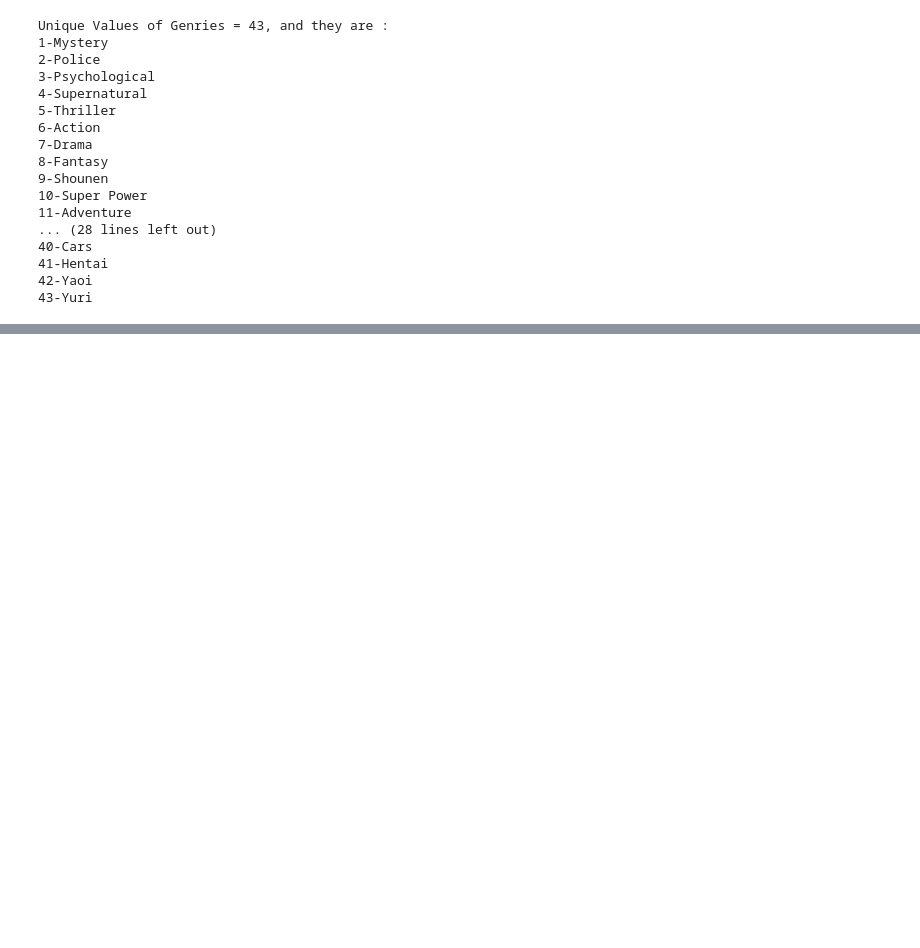
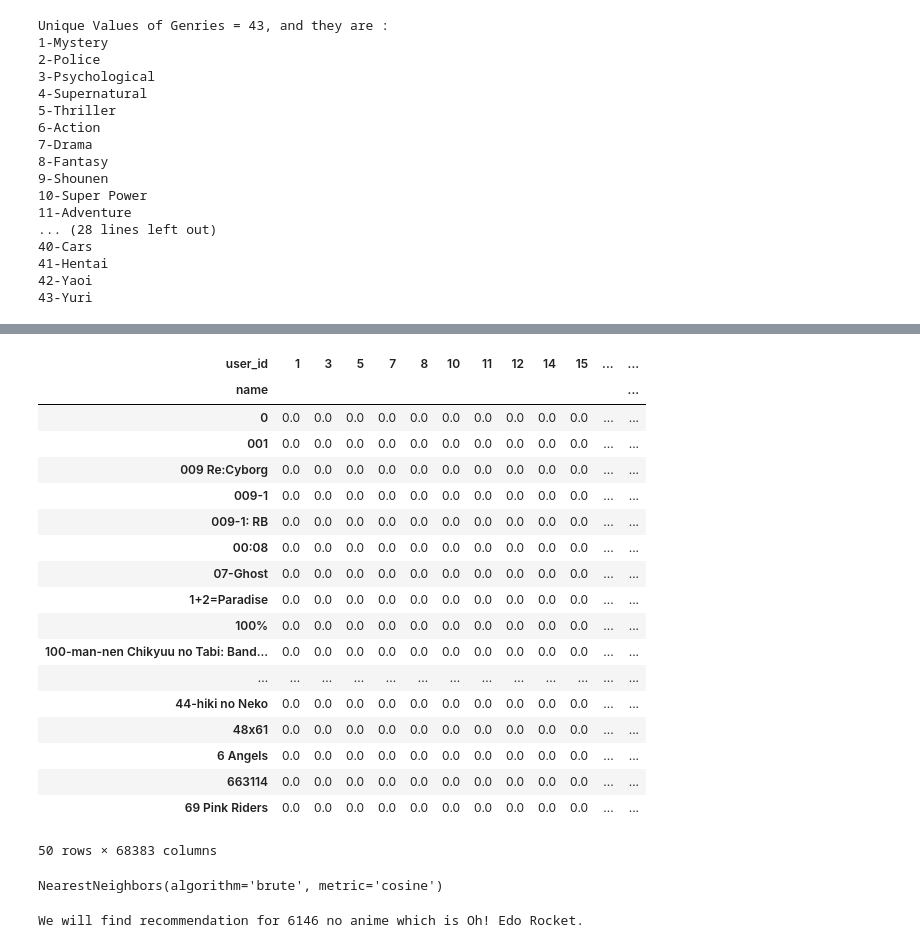
Before and after one commit to MahmoudEssam707/Data-Mining, a Jupyter notebook: Anime Recommendation System.ipynb, the cells around one changed output, grey strips where cells are left out. Drawn from its saved outputs; the diff is of its cells as text; code cells hidden in the pictures; blank space fills up the shorter version.

```diff
--- a/Anime Recommendation System.ipynb
+++ b/Anime Recommendation System.ipynb
@@ -263,2 +274,47 @@ plt.imshow(text);
 # %%
 X_train, X_test= train_test_split(Data, test_size=0.3, random_state=42)
+# %%
+User_Vs_Anime = pd.pivot_table(data=X_train,index="user_id",columns="name",values="Rate_of_user").T
+# %%
+User_Vs_Anime_dense = User_Vs_Anime.replace({np.nan:0})
+User_Vs_Anime_dense
+# %%
+MM = MinMaxScaler()
+User_Vs_Anime_dense_fit = MM.fit_transform(User_Vs_Anime_dense)
+User_Vs_Anime_dense_normalized = pd.DataFrame(User_Vs_Anime_dense_fit,
+                                                  columns=User_Vs_Anime.columns,
+                                                  index=User_Vs_Anime.index)
+# %%
+User_Vs_Anime_dense_normalized.head(50)
+# %% [output]
+| user_id | 1 | 3 | 5 | 7 | 8 | 10 | 11 | 12 | 14 | 15 | ... | ... |
+| name |  |  |  |  |  |  |  |  |  |  |  | ... |
+| 0 | 0.0 | 0.0 | 0.0 | 0.0 | 0.0 | 0.0 | 0.0 | 0.0 | 0.0 | 0.0 | ... | ... |
+| 001 | 0.0 | 0.0 | 0.0 | 0.0 | 0.0 | 0.0 | 0.0 | 0.0 | 0.0 | 0.0 | ... | ... |
+| 009 Re:Cyborg | 0.0 | 0.0 | 0.0 | 0.0 | 0.0 | 0.0 | 0.0 | 0.0 | 0.0 | 0.0 | ... | ... |
+| 009-1 | 0.0 | 0.0 | 0.0 | 0.0 | 0.0 | 0.0 | 0.0 | 0.0 | 0.0 | 0.0 | ... | ... |
+| 009-1: RB | 0.0 | 0.0 | 0.0 | 0.0 | 0.0 | 0.0 | 0.0 | 0.0 | 0.0 | 0.0 | ... | ... |
+| 00:08 | 0.0 | 0.0 | 0.0 | 0.0 | 0.0 | 0.0 | 0.0 | 0.0 | 0.0 | 0.0 | ... | ... |
+| 07-Ghost | 0.0 | 0.0 | 0.0 | 0.0 | 0.0 | 0.0 | 0.0 | 0.0 | 0.0 | 0.0 | ... | ... |
+| 1+2=Paradise | 0.0 | 0.0 | 0.0 | 0.0 | 0.0 | 0.0 | 0.0 | 0.0 | 0.0 | 0.0 | ... | ... |
+| 100% | 0.0 | 0.0 | 0.0 | 0.0 | 0.0 | 0.0 | 0.0 | 0.0 | 0.0 | 0.0 | ... | ... |
+| 100-man-nen Chikyuu no Tabi: Band... | 0.0 | 0.0 | 0.0 | 0.0 | 0.0 | 0.0 | 0.0 | 0.0 | 0.0 | 0.0 | ... | ... |
+| ... | ... | ... | ... | ... | ... | ... | ... | ... | ... | ... | ... | ... |
+| 44-hiki no Neko | 0.0 | 0.0 | 0.0 | 0.0 | 0.0 | 0.0 | 0.0 | 0.0 | 0.0 | 0.0 | ... | ... |
+| 48x61 | 0.0 | 0.0 | 0.0 | 0.0 | 0.0 | 0.0 | 0.0 | 0.0 | 0.0 | 0.0 | ... | ... |
+| 6 Angels | 0.0 | 0.0 | 0.0 | 0.0 | 0.0 | 0.0 | 0.0 | 0.0 | 0.0 | 0.0 | ... | ... |
+| 663114 | 0.0 | 0.0 | 0.0 | 0.0 | 0.0 | 0.0 | 0.0 | 0.0 | 0.0 | 0.0 | ... | ... |
+| 69 Pink Riders | 0.0 | 0.0 | 0.0 | 0.0 | 0.0 | 0.0 | 0.0 | 0.0 | 0.0 | 0.0 | ... | ... |
+50 rows × 68383 columns
+# %%
+model_matrix = csr_matrix(User_Vs_Anime_dense_normalized.values)
+model_knn = NearestNeighbors(metric = "cosine", algorithm = "brute")
+model_knn.fit(model_matrix)
+# %% [output]
+NearestNeighbors(algorithm='brute', metric='cosine')
+# %%
+query_no = np.random.choice(User_Vs_Anime_dense_normalized.shape[0]) # random anime title and finding recommendation
+print(f"We will find recommendation for {query_no} no anime which is {User_Vs_Anime_dense_normalized.index[query_no]}.")
+distances, indices = model_knn.kneighbors(User_Vs_Anime_dense_normalized.iloc[query_no,:].values.reshape(1, -1), n_neighbors = 6)
+# %% [output]
+We will find recommendation for 6146 no anime which is Oh! Edo Rocket.
```
Also changed, not shown: parts of 5 cells of this notebook, 1 other file.
